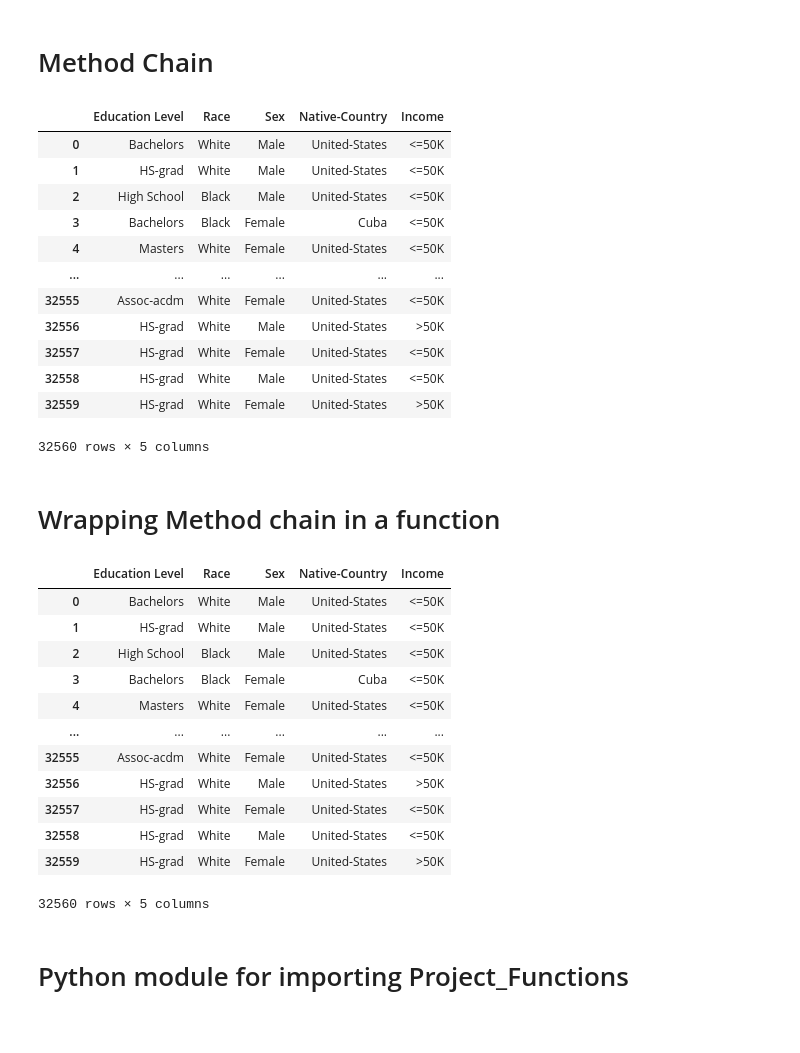
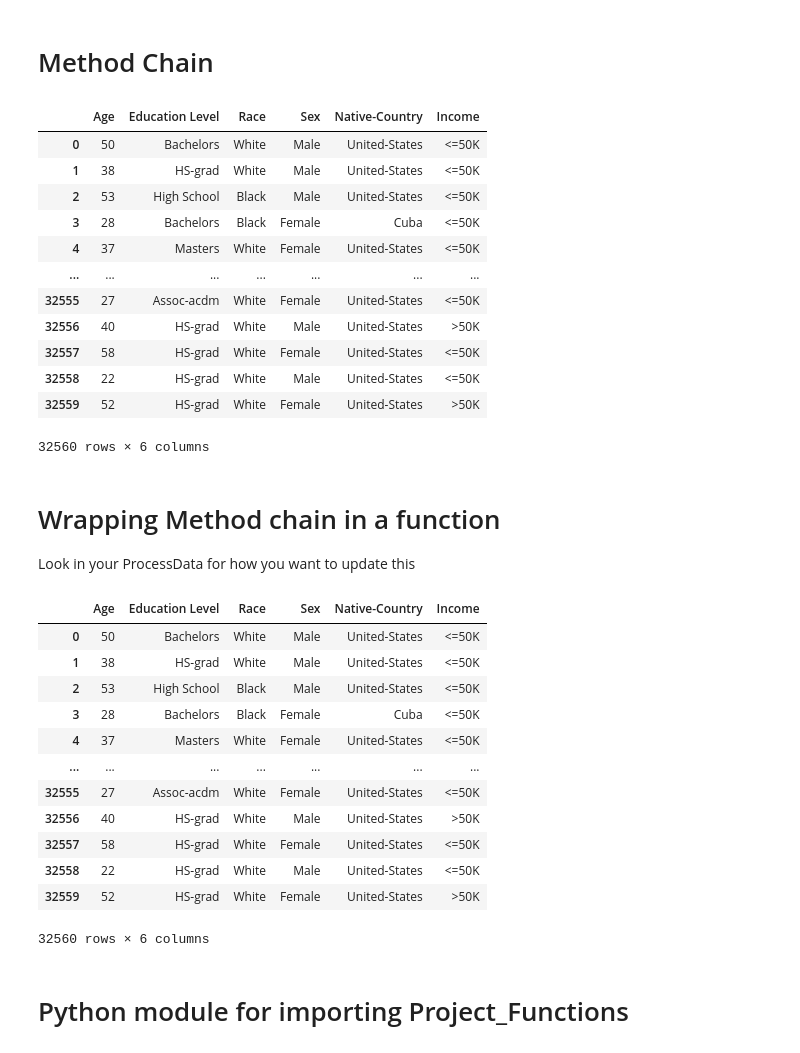
Before and after one commit to data301-2021-summer2/project-group6-project, a Jupyter notebook: analysis/MethodChain.ipynb, the cells around one changed output. Cells and saved outputs as stored; diff of their text form; code cells hidden in the pictures.

```diff
--- a/analysis/MethodChain.ipynb
+++ b/analysis/MethodChain.ipynb
@@ -3,33 +3,34 @@
 # %%
 import pandas as pd
 import numpy as np
 import seaborn as sns
 
 df = (
     pd.read_csv ('../data/raw/adult.data')
-    .drop([' State-gov', '39', ' 77516', ' 13', ' 2174', ' 0', ' 40', 'Unnamed: 0', ' Never-married', ' Adm-clerical', ' Not-in-family'], axis=1)
-    .rename({' State-gov': 'Work Class',' <=50K':'Income', ' White':'Race', ' Adm-clerical': 'Occupation', ' Bachelors': 'Education Level', ' Never-married': 'Marital-Status', ' Male': 'Sex', ' Not-in-family': 'Relationship', ' United-States': 'Native-Country'}, axis=1)
+    .drop([' State-gov', ' 77516', ' 13', ' 2174', ' 0', ' 40', 'Unnamed: 0', ' Never-married', ' Adm-clerical', ' Not-in-family'], axis=1)
+    .rename({' State-gov': 'Work Class', '39':'Age', ' <=50K':'Income', ' White':'Race', ' Adm-clerical': 'Occupation', ' Bachelors': 'Education Level', ' Never-married': 'Marital-Status', ' Male': 'Sex', ' Not-in-family': 'Relationship', ' United-States': 'Native-Country'}, axis=1)
     .replace([' 1st-4th', ' 5th-6th', ' 7th-8th'], 'Elementary')
     .replace([' 9th', ' 10th', ' 11th', ' 12th'], 'High School')
 )
 
 df
 # %% [output]
-|  | Education Level | Race | Sex | Native-Country | Income |
-| 0 | Bachelors | White | Male | United-States | <=50K |
-| 1 | HS-grad | White | Male | United-States | <=50K |
-| 2 | High School | Black | Male | United-States | <=50K |
-| 3 | Bachelors | Black | Female | Cuba | <=50K |
-| 4 | Masters | White | Female | United-States | <=50K |
-| ... | ... | ... | ... | ... | ... |
-| 32555 | Assoc-acdm | White | Female | United-States | <=50K |
-| 32556 | HS-grad | White | Male | United-States | >50K |
-| 32557 | HS-grad | White | Female | United-States | <=50K |
-| 32558 | HS-grad | White | Male | United-States | <=50K |
-| 32559 | HS-grad | White | Female | United-States | >50K |
+|  | Age | Education Level | Race | Sex | Native-Country | Income |
+| 0 | 50 | Bachelors | White | Male | United-States | <=50K |
+| 1 | 38 | HS-grad | White | Male | United-States | <=50K |
+| 2 | 53 | High School | Black | Male | United-States | <=50K |
+| 3 | 28 | Bachelors | Black | Female | Cuba | <=50K |
+| 4 | 37 | Masters | White | Female | United-States | <=50K |
+| ... | ... | ... | ... | ... | ... | ... |
+| 32555 | 27 | Assoc-acdm | White | Female | United-States | <=50K |
+| 32556 | 40 | HS-grad | White | Male | United-States | >50K |
+| 32557 | 58 | HS-grad | White | Female | United-States | <=50K |
+| 32558 | 22 | HS-grad | White | Male | United-States | <=50K |
+| 32559 | 52 | HS-grad | White | Female | United-States | >50K |
-32560 rows × 5 columns
+32560 rows × 6 columns
 # %% [markdown]
 # Wrapping Method chain in a function
+Look in your ProcessData for how you want to update this
 # %%
 path='../data/raw/adult.data'
 def load_and_process(path):
@@ -38,8 +39,8 @@ def load_and_process(path):
 
     df1 = (
         pd.read_csv('../data/raw/adult.data')
-        .drop([' State-gov', '39', ' 77516', ' 13', ' 2174', ' 0', ' 40', 'Unnamed: 0', ' Never-married', ' Adm-clerical', ' Not-in-family'], axis=1)
-        .rename({' State-gov': 'Work Class',' <=50K':'Income', ' White':'Race', ' Adm-clerical': 'Occupation', ' Bachelors': 'Education Level', ' Never-married': 'Marital-Status', ' Male': 'Sex', ' Not-in-family': 'Relationship', ' United-States': 'Native-Country'}, axis=1)
+        .drop([' State-gov', ' 77516', ' 13', ' 2174', ' 0', ' 40', 'Unnamed: 0', ' Never-married', ' Adm-clerical', ' Not-in-family'], axis=1)
+        .rename({' State-gov': 'Work Class', '39':'Age', ' <=50K':'Income', ' White':'Race', ' Adm-clerical': 'Occupation', ' Bachelors': 'Education Level', ' Never-married': 'Marital-Status', ' Male': 'Sex', ' Not-in-family': 'Relationship', ' United-States': 'Native-Country'}, axis=1)
     )
 
     # Method Chain 2 (Create new columns, drop others, and do processing)
@@ -56,19 +57,19 @@ def load_and_process(path):
 
 load_and_process(path)
 # %% [output]
-|  | Education Level | Race | Sex | Native-Country | Income |
-| 0 | Bachelors | White | Male | United-States | <=50K |
-| 1 | HS-grad | White | Male | United-States | <=50K |
-| 2 | High School | Black | Male | United-States | <=50K |
-| 3 | Bachelors | Black | Female | Cuba | <=50K |
-| 4 | Masters | White | Female | United-States | <=50K |
-| ... | ... | ... | ... | ... | ... |
-| 32555 | Assoc-acdm | White | Female | United-States | <=50K |
-| 32556 | HS-grad | White | Male | United-States | >50K |
-| 32557 | HS-grad | White | Female | United-States | <=50K |
-| 32558 | HS-grad | White | Male | United-States | <=50K |
-| 32559 | HS-grad | White | Female | United-States | >50K |
+|  | Age | Education Level | Race | Sex | Native-Country | Income |
+| 0 | 50 | Bachelors | White | Male | United-States | <=50K |
+| 1 | 38 | HS-grad | White | Male | United-States | <=50K |
+| 2 | 53 | High School | Black | Male | United-States | <=50K |
+| 3 | 28 | Bachelors | Black | Female | Cuba | <=50K |
+| 4 | 37 | Masters | White | Female | United-States | <=50K |
+| ... | ... | ... | ... | ... | ... | ... |
+| 32555 | 27 | Assoc-acdm | White | Female | United-States | <=50K |
+| 32556 | 40 | HS-grad | White | Male | United-States | >50K |
+| 32557 | 58 | HS-grad | White | Female | United-States | <=50K |
+| 32558 | 22 | HS-grad | White | Male | United-States | <=50K |
+| 32559 | 52 | HS-grad | White | Female | United-States | >50K |
-32560 rows × 5 columns
+32560 rows × 6 columns
 # %% [markdown]
 # Python module for importing Project_Functions
 # %%
```
Also changed, not shown: 3 other files.
